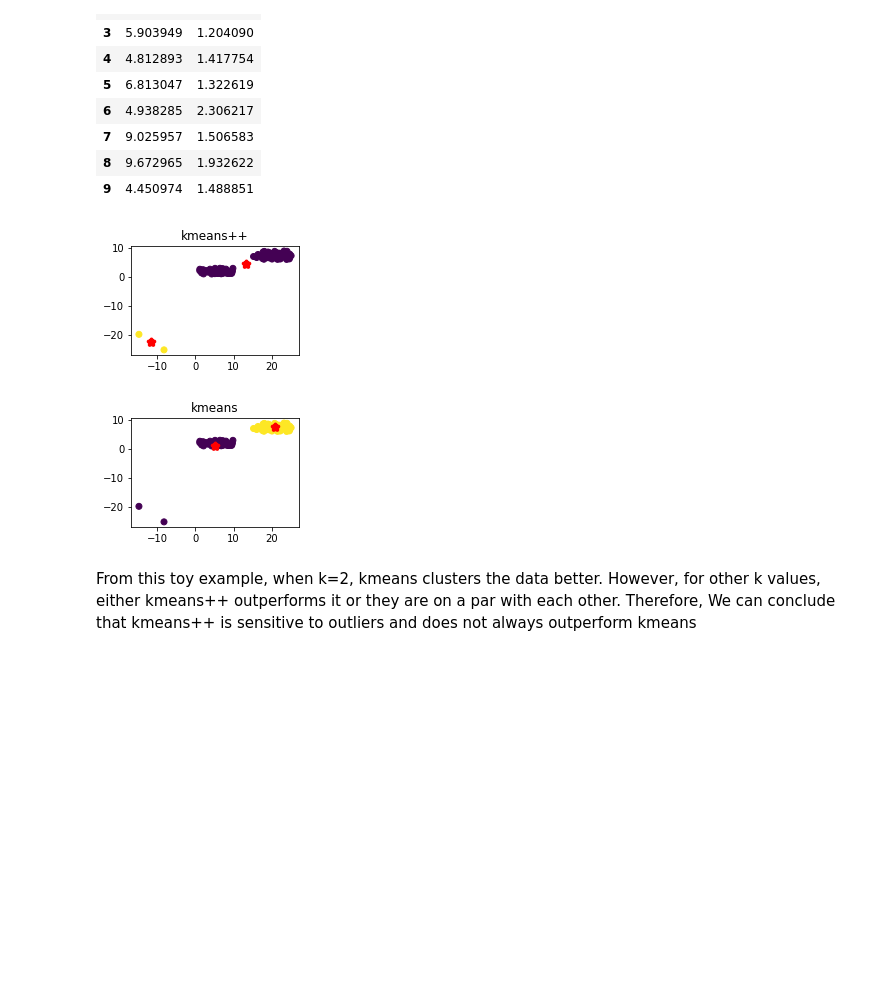
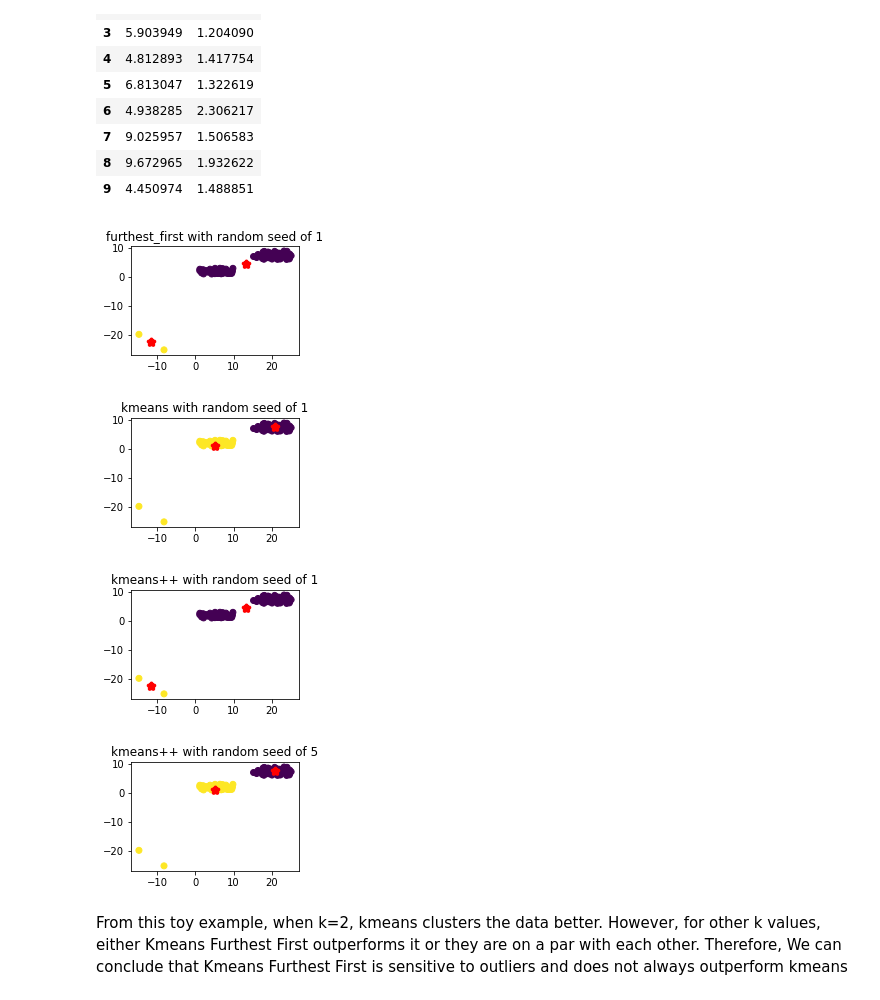
Before and after one commit to Benjamin-Barda/spotyCARLO, a Jupyter notebook: 3-KMeans.ipynb, the cells around one changed output. Drawn from its saved outputs; the diff is of its cells as text; code cells hidden in the pictures; blank space fills up the shorter version.

Commit message:
added a picture and a a modification to the 3-KMeans file

```diff
--- a/3-KMeans.ipynb
+++ b/3-KMeans.ipynb
@@ -173,5 +191,11 @@ The algorithm in plain english
 # %%
 class KMeans_plus_plus:
+    """
+    1. furthest first when string is "in"  "furthest_first"
+    2. kmeans         when string is either None or equals kmeans
+    2. kmeans++       For any other string
+    """
+
     def __init__(self, K=4, init="kmeans++", rand_seed=None):
         self.K = K
         self.init = init
@@ -184,7 +208,7 @@ class KMeans_plus_plus:
         self.__set_seed()
 
     ##########################################################################################
-    # initialization algorithm
+    # kmeans furthest first initialization
     def __initialize_centroids_further_first(self):
 
         centroids = list( self.__random_centroid(how_many_centroids=1) )
@@ -195,7 +219,7 @@ class KMeans_plus_plus:
             centroids.append(self.X[next_cent_id, :])
         return np.array(centroids)
 
-
+    #kmeans++ initialization
     def __plus_plus_init(self):
         # (K, d)
         centroids = np.zeros((self.K, self.X.shape[1]), dtype=np.float32)
@@ -239,10 +263,10 @@ class KMeans_plus_plus:
         # print(self.X.shape)
         self.n_samples, self.n_features = X.shape
 
-
-        if self.init == 'further_first':
+        #Initialisations...
+        if self.init in 'further_first':
             self.centroids = self.__initialize_centroids_further_first()
-        elif self.init is None:
+        elif self.init is None or self.init == "kmeans":
             self.centroids = self.__random_centroid(how_many_centroids=self.K)
         # Kmean ++
         else:
@@ -532,29 +547,42 @@ dat.head(10)
 | 9 | 4.450974 | 1.488851 |
 # %%
 
-#change the init="kmeans++" to any other string to see how kmeans bits kmeans++ for this toy example
-def testing_inits(k=2, init="kmeans++", rand_seed=None):
-    k_toy = KMeans_plus_plus(K=k, init=init, rand_seed=rand_seed) #set k = 2, 3 and seed = 4 and 0 to see...
-
+#kmeans beats Kmeans Furthest First for this toy example
+def testing_inits(k=2, init=None, rand_seed=None):
+    k_toy = KMeans_plus_plus(K=k, init=init, rand_seed=rand_seed)
     pred_k_toy = k_toy.fit_predict(dat.values)
 
     k_toy.centroids = np.array(k_toy.centroids)
-
-    if not init == "kmeans++": init = "kmeans"
 
     plt.figure(figsize=(3,2))
     plt.scatter(dat["X1"], dat["X2"], c=pred_k_toy)
 
     plt.scatter(k_toy.centroids[:, 0], k_toy.centroids[:, 1], marker = "*", linewidths=4, c="red")
-    plt.title(init)
+    plt.title(init + " with random seed of " + str(rand_seed))
     plt.show()
 
 #pred_k_toy, k_toy.centroids#, k_toy.clusters
 
-k_p = testing_inits(k=2, init="kmeans++",rand_seed=1)
-k1 = testing_inits(k=2, init="kmeans",rand_seed=17)
+k_p = testing_inits(k=2, init="furthest_first",rand_seed=1)
+k1 = testing_inits(k=2, init="kmeans",rand_seed=1)
+k1 = testing_inits(k=2, init="kmeans++",rand_seed=1)
+k1 = testing_inits(k=2, init="kmeans++",rand_seed=5)
+
+# _, ax = plt.subplots(2, 2, figsize=(10,7))
+# d = {0: ["K-means", " with random seed of 1", [0,0], 1], 1: ["K-means++", " with random seed of 1",[1,0], 1], 3: ["K-means Furthest First", " with random seed of 1", [0,1], 1], 2: ["kmeans++", " with random seed of 5", [1,1], 5]}
+# for i in range(4):
+#     n,j = d[i][2]
+#     kp = KMeans_plus_plus(K=2, init=d[i][0], rand_seed=d[i][-1])
+#     pred = kp.fit_predict(dat.values)
+#     ax[n][j].scatter(dat["X1"], dat["X2"], c=pred)
+
+#     kp.centroids = np.asarray(kp.centroids)
+#     ax[n][j].scatter(kp.centroids[:, 0], kp.centroids[:, 1], marker = "*", linewidths=4, c="red")
+#     ax[n][j].set_title(d[i][0] + d[i][1])
 # %% [output]
-[figure, old version]
+[figure, new version]
-[figure, old version]
+[figure, new version]
+[figure, added]
+[figure, added]
 # %% [markdown]
-From this toy example, when k=2, kmeans clusters the data better. However, for other k values, either kmeans++ outperforms it or they are on a par with each other. Therefore, We can conclude that kmeans++ is sensitive to outliers and does not always outperform kmeans
+From this toy example, when k=2, kmeans clusters the data better. However, for other k values, either Kmeans Furthest First outperforms it or they are on a par with each other. Therefore, We can conclude that Kmeans Furthest First is sensitive to outliers and does not always outperform kmeans
```
Also changed, not shown: parts of 23 cells of this notebook, 1 other file.
